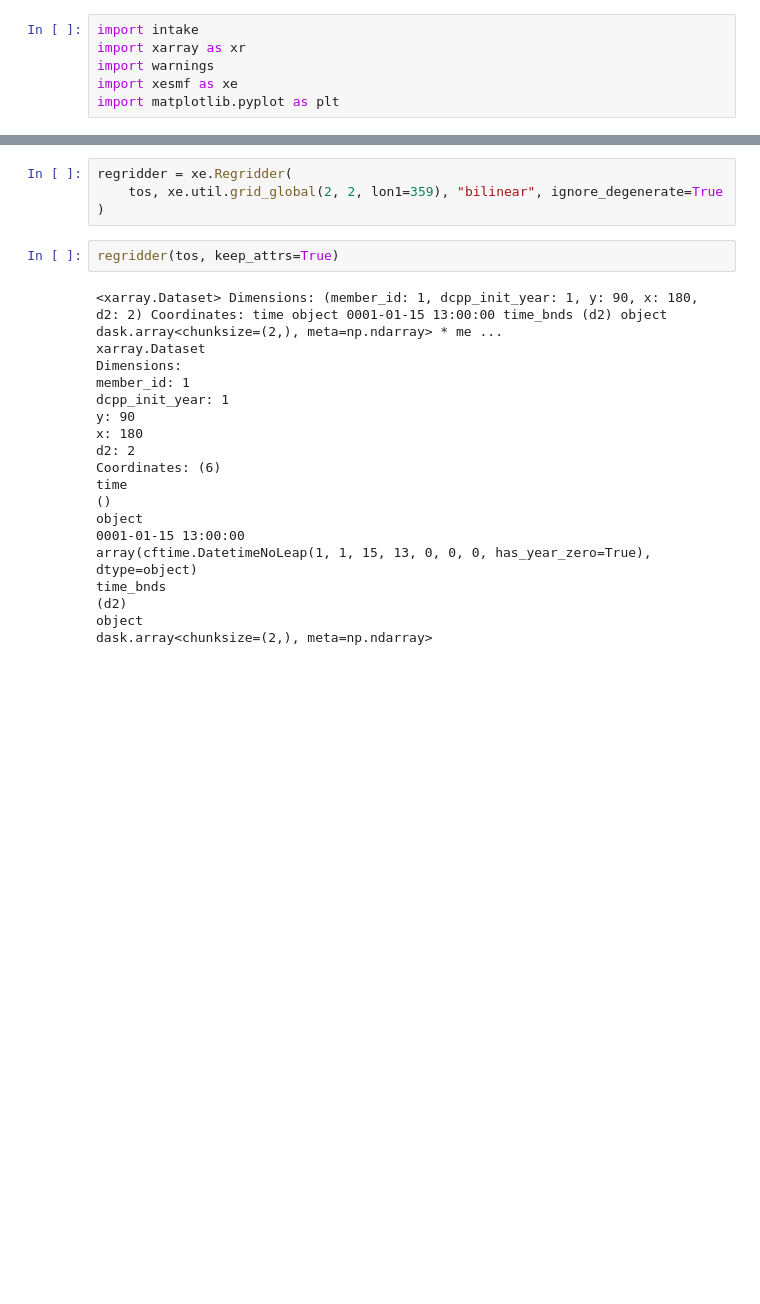
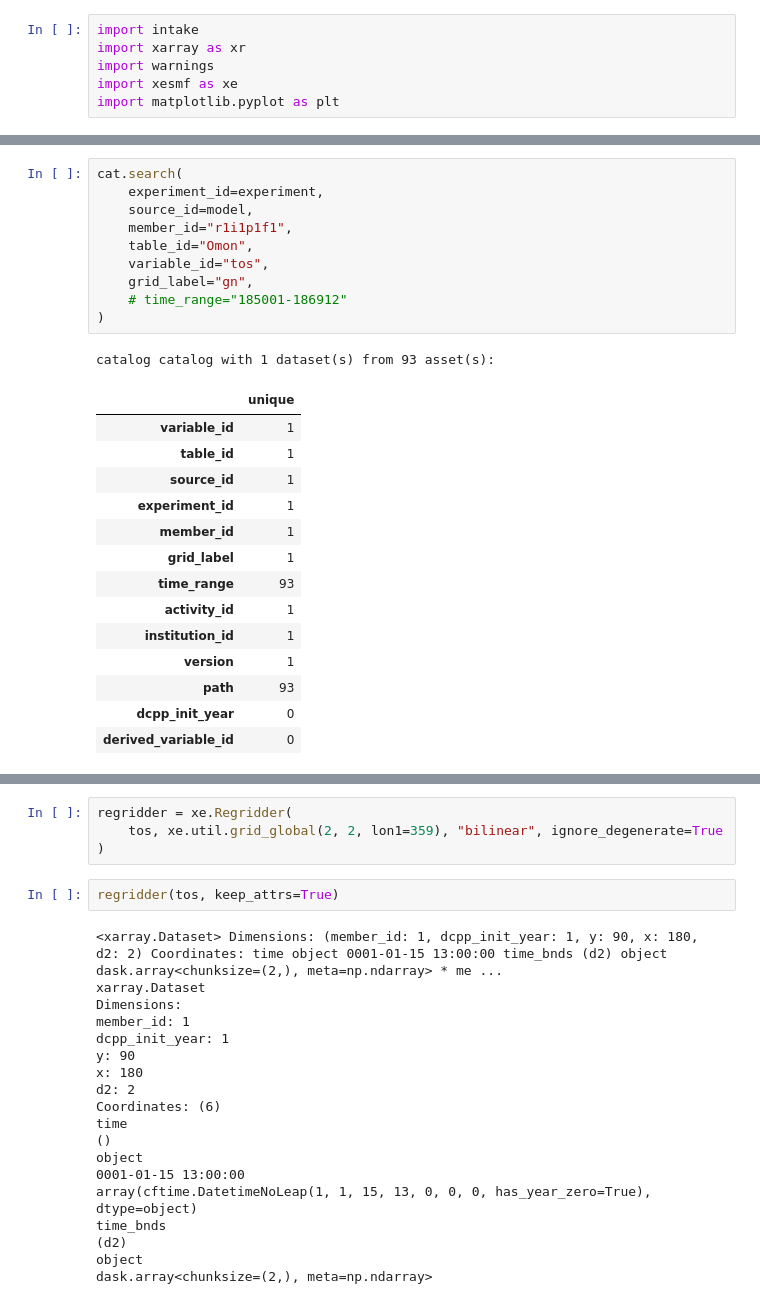
Before and after one commit to DominikStiller/uw-enspred, a Jupyter notebook: project/notebooks/intake.ipynb, the cells around one changed output, grey strips where cells are left out. Saved outputs shown, nothing was run; the diff lists cells and outputs as text; blank space fills up the shorter version.

```diff
--- a/project/notebooks/intake.ipynb
+++ b/project/notebooks/intake.ipynb
@@ -132,2 +264,28 @@ CMIP.NCAR.CESM2-FV2.piControl.Amon.gn
+# %%
+cat.search(
+    experiment_id=experiment,
+    source_id=model,
+    member_id="r1i1p1f1",
+    table_id="Omon",
+    variable_id="tos",
+    grid_label="gn",
+    # time_range="185001-186912"
+)
+# %% [output]
+catalog catalog with 1 dataset(s) from 93 asset(s):
+|  | unique |
+| variable_id | 1 |
+| table_id | 1 |
+| source_id | 1 |
+| experiment_id | 1 |
+| member_id | 1 |
+| grid_label | 1 |
+| time_range | 93 |
+| activity_id | 1 |
+| institution_id | 1 |
+| version | 1 |
+| path | 93 |
+| dcpp_init_year | 0 |
+| derived_variable_id | 0 |
 # %%
 dss = cat.search(
```
Also changed, not shown: parts of 8 cells of this notebook, 4 other files.
